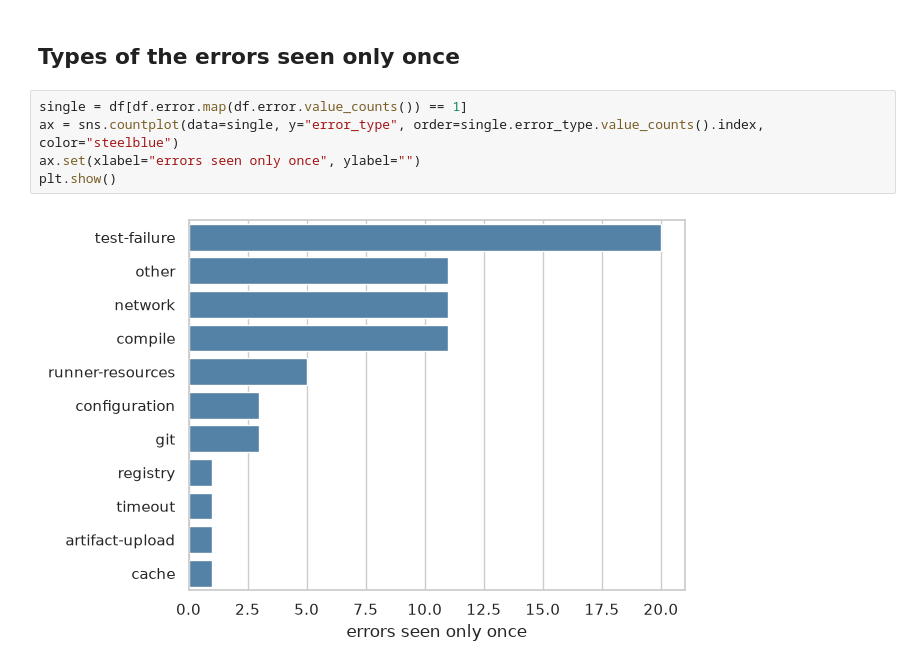
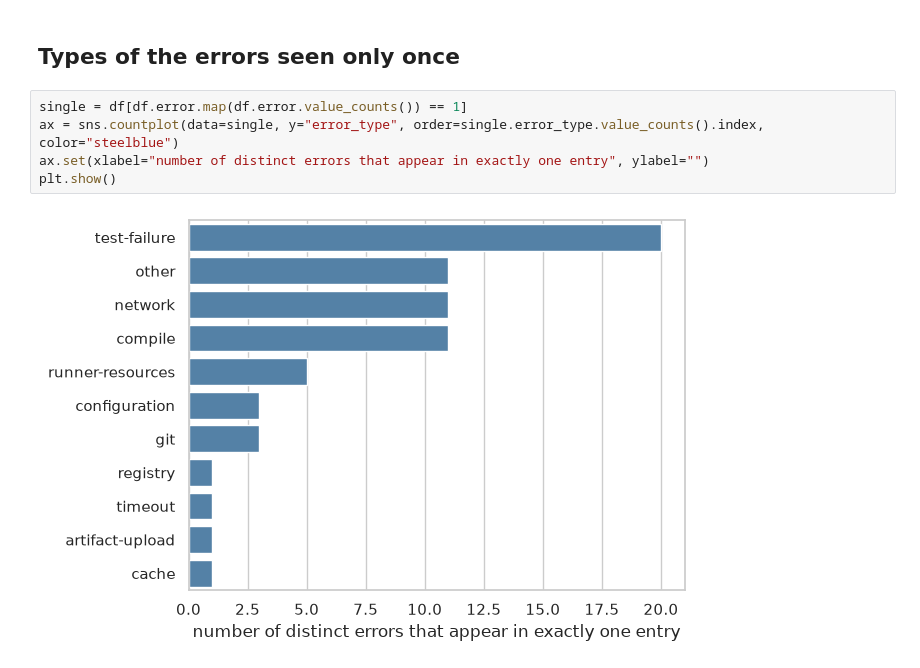
Before and after one commit to vicentebolea/vtk-pipelines-knowledge, a Jupyter notebook: explorations/error_frequency.ipynb, the cells around one changed output. Drawn from its saved outputs; the diff is of its cells as text.

Commit message:
Shorten the README and clarify the last notebook chart label

```diff
--- a/explorations/error_frequency.ipynb
+++ b/explorations/error_frequency.ipynb
@@ -50,7 +50,7 @@ plt.show()
 # %%
 single = df[df.error.map(df.error.value_counts()) == 1]
 ax = sns.countplot(data=single, y="error_type", order=single.error_type.value_counts().index, color="steelblue")
-ax.set(xlabel="errors seen only once", ylabel="")
+ax.set(xlabel="number of distinct errors that appear in exactly one entry", ylabel="")
 plt.show()
 # %% [output]
-[figure, old version]
+[figure, new version]
```
Also changed, not shown: 1 other file.
